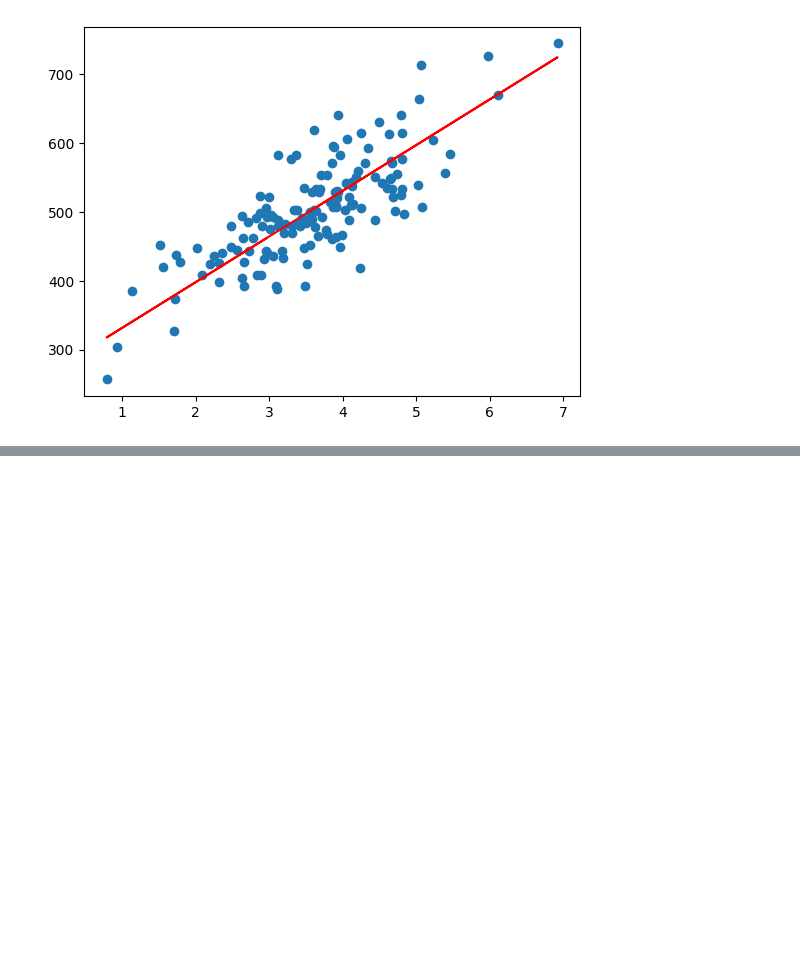
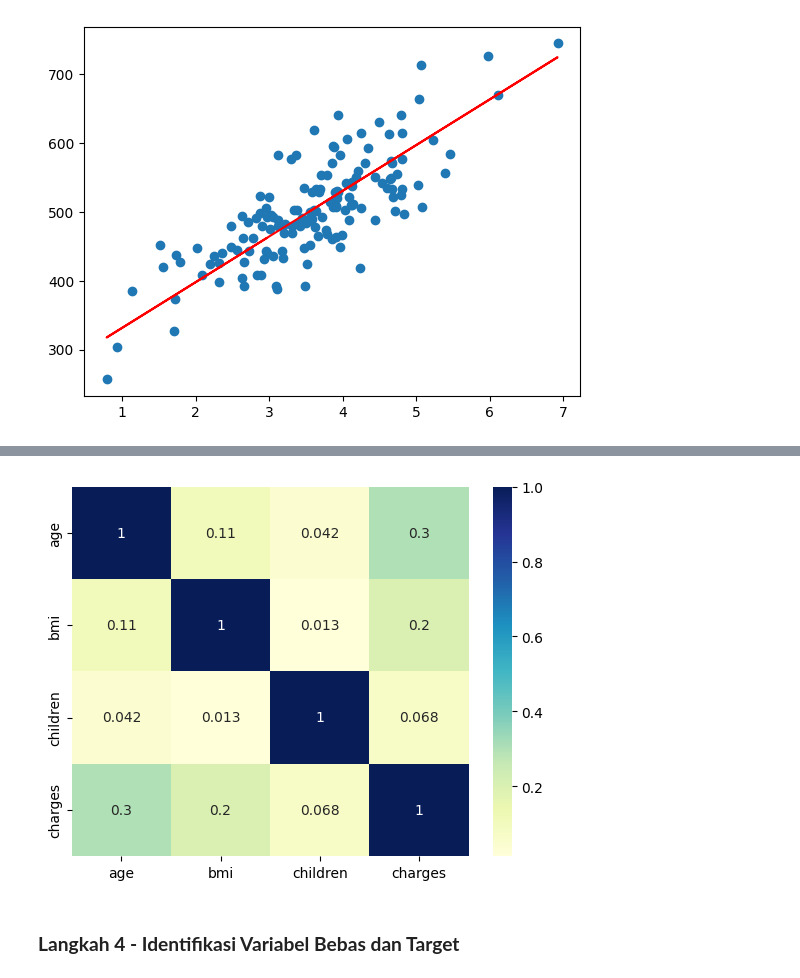
Before and after one commit to nurilhuda05/Pembelajaran_Mesin_2026, a Jupyter notebook: TG6_Regresi_244107020004_Muhammad_Nuril_Huda.ipynb, the cells around one changed output, grey strips where cells are left out. Cells and saved outputs as stored; diff of their text form; code cells hidden in the pictures; blank space fills up the shorter version.

```diff
--- a/TG6_Regresi_244107020004_Muhammad_Nuril_Huda.ipynb
+++ b/TG6_Regresi_244107020004_Muhammad_Nuril_Huda.ipynb
@@ -259,0 +467,8 @@ plt.show()
+# %%
+# visualisasi korelasi dengan heatmap (hanya kolom numerik)
+sns.heatmap(data.corr(numeric_only=True), cmap="YlGnBu", annot=True)
+plt.show()
+# %% [output]
+[figure, added]
+# %% [markdown]
+### **Langkah 4 - Identifikasi Variabel Bebas dan Target**
```
Also changed, not shown: parts of 84 cells of this notebook.
